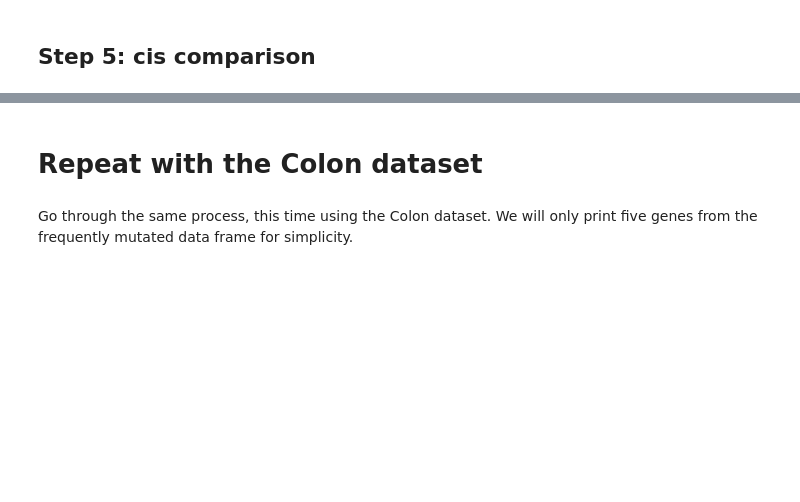
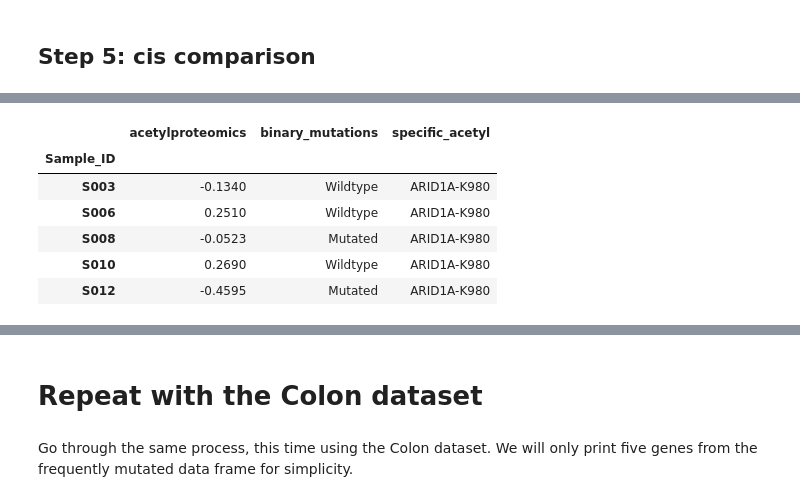
Before and after one commit to PayneLab/WhenMutationsMatter, a Jupyter notebook: Protein Notebooks/ARID1A/ARID1A_cis_acetylproteomics.ipynb, the cells around one changed output, grey strips where cells are left out. Saved outputs shown, nothing was run; the diff lists cells and outputs as text; code cells hidden in the pictures; blank space fills up the shorter version.

```diff
--- a/Protein Notebooks/ARID1A/ARID1A_cis_acetylproteomics.ipynb
+++ b/Protein Notebooks/ARID1A/ARID1A_cis_acetylproteomics.ipynb
@@ -119,14 +63,0 @@ standard = tumors.drop(columns_to_drop, axis = 1)
-# %%
-n = pd.DataFrame()
-appended_data = []
-for col, content in standard.items():
-    d = content.to_frame().assign(acetyl = col_label)
-    appended_data = appended_data.append(d)
-
-
-    all_acetyl_df = pd.melt(appended_data, id_vars=['acetyl','binary_mutations'], value_name= 'Acetylproteomics')
-
-    #a = d.assign(acetyl = col_label)
-    #all_acetyl = pd.concat([a])
-n = pd.concat(appended_data, axis = 0)
-n
@@ -134,0 +64,15 @@ AttributeError: 'NoneType' object has no attribute 'columns'
+# %%
+print("Doing t-test comparison for mutation status\n")
+pval_df = pd.DataFrame()
+for col_label, content in only_acetyl.items():
+    formatted_phospho_df = f.format_phospho_cis_comparison(en_object, 'acetylproteomics', gene, col_label)
+
+    # check correctly formatted
+    #check_binary = len(formatted_phospho_df['binary_mutations'].unique()) == 2
+    check_num_data = len(formatted_phospho_df.index) > 9 # (95 * .1) = 9.5
+    if check_num_data & check_num_data:
+        omics_col_list = [col_label] #list of specific column label (for ttest)
+        significant_pval_results = al.wrap_ttest(formatted_phospho_df, 'binary_mutations', omics_col_list)
+        pval_df = pval_df.append(significant_pval_results, ignore_index = True)
+
+pval_df # print to see significant tests
@@ -135 +88,21 @@ AttributeError: 'NoneType' object has no attribute 'columns'
+# %%
+# create data frame for boxplot with all sig sites
+acetyl_list = list(pval_df['Comparison'])
+all_data = pd.DataFrame()
+for acetyl_name in acetyl_list:
+    real = omics_and_mut[[acetyl_name, "binary_mutations"]].dropna(axis = 0) #drop rows with missing measurements
+    concise_acetyl_name = acetyl_name.replace('_acetylproteomics', '') #shorten col names
+    real = real.assign(specific_acetyl = concise_acetyl_name)
+    real = real.rename(columns={ real.columns[0]: "acetylproteomics" })
+    all_data = pd.concat([real, all_data], axis = 0)
+#all_data.loc[all_data['specific_phospho'] == 'ARID1A-S1182']
+all_data.head()
+# %% [output]
+|  | acetylproteomics | binary_mutations | specific_acetyl |
+| Sample_ID |  |  |  |
+| S003 | -0.1340 | Wildtype | ARID1A-K980 |
+| S006 | 0.2510 | Wildtype | ARID1A-K980 |
+| S008 | -0.0523 | Mutated | ARID1A-K980 |
+| S010 | 0.2690 | Wildtype | ARID1A-K980 |
+| S012 | -0.4595 | Mutated | ARID1A-K980 |
 # %%
```
Also changed, not shown: parts of 40 cells of this notebook, 6 other files.
